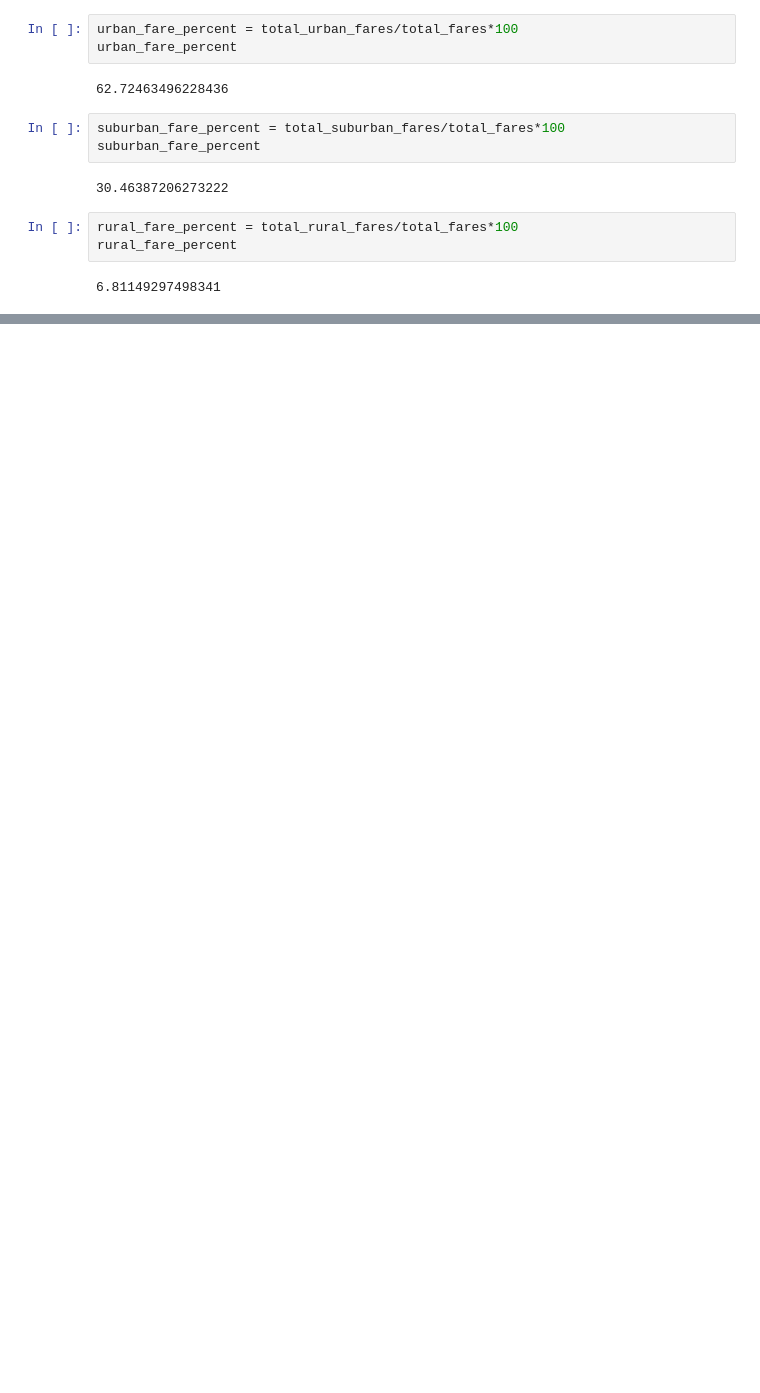
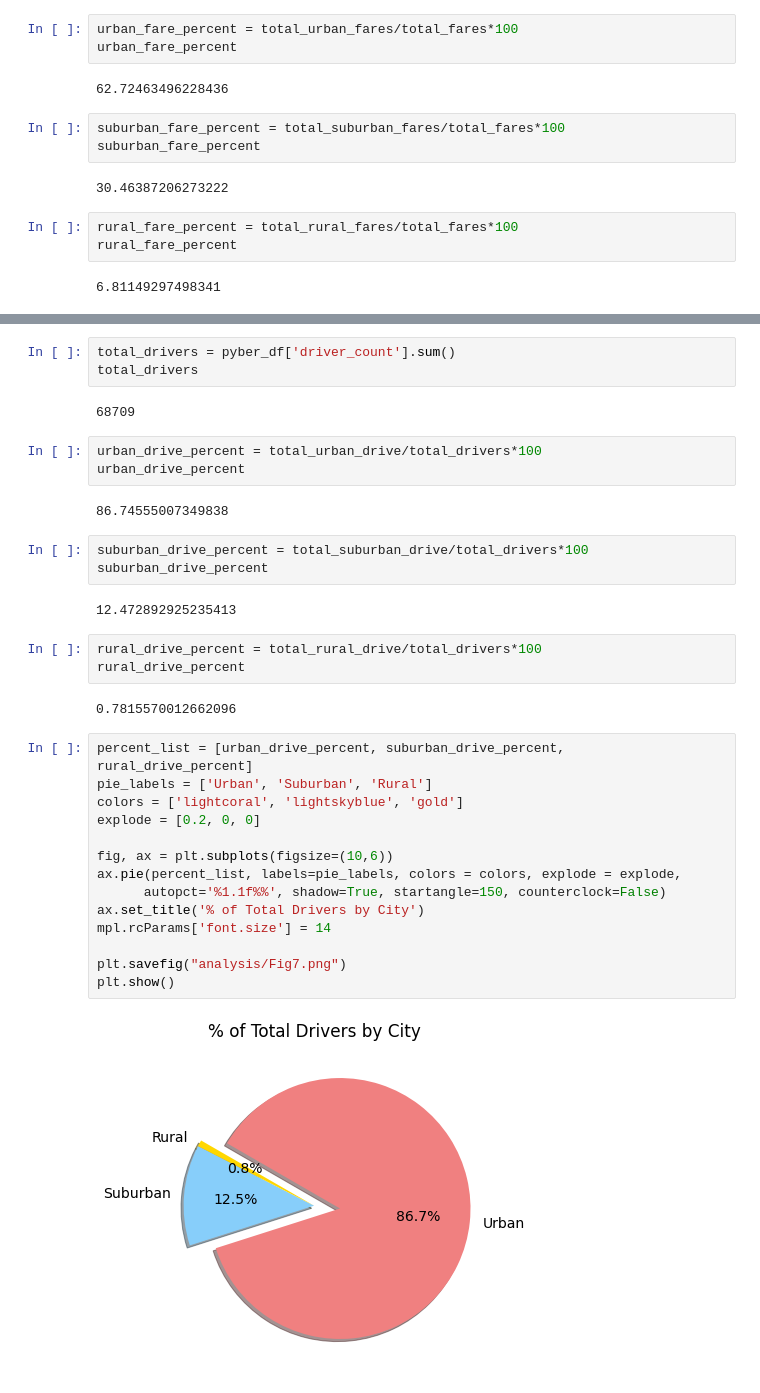
Before and after one commit to rbriggs13/PyBer_Analysis, a Jupyter notebook: PyBer.ipynb, the cells around one changed output, grey strips where cells are left out. Drawn from its saved outputs; the diff is of its cells as text; blank space fills up the shorter version.

```diff
--- a/PyBer.ipynb
+++ b/PyBer.ipynb
@@ -635,0 +691,36 @@ plt.show()
+# %%
+total_drivers = pyber_df['driver_count'].sum()
+total_drivers
+# %% [output]
+68709
+# %%
+urban_drive_percent = total_urban_drive/total_drivers*100
+urban_drive_percent
+# %% [output]
+86.74555007349838
+# %%
+suburban_drive_percent = total_suburban_drive/total_drivers*100
+suburban_drive_percent
+# %% [output]
+12.472892925235413
+# %%
+rural_drive_percent = total_rural_drive/total_drivers*100
+rural_drive_percent
+# %% [output]
+0.7815570012662096
+# %%
+percent_list = [urban_drive_percent, suburban_drive_percent, rural_drive_percent]
+pie_labels = ['Urban', 'Suburban', 'Rural']
+colors = ['lightcoral', 'lightskyblue', 'gold']
+explode = [0.2, 0, 0]
+
+fig, ax = plt.subplots(figsize=(10,6))
+ax.pie(percent_list, labels=pie_labels, colors = colors, explode = explode,
+      autopct='%1.1f%%', shadow=True, startangle=150, counterclock=False)
+ax.set_title('% of Total Drivers by City')
+mpl.rcParams['font.size'] = 14
+
+plt.savefig("analysis/Fig7.png")
+plt.show()
+# %% [output]
+[figure, added]
```
Also changed, not shown: parts of 13 cells of this notebook, 3 other files.
